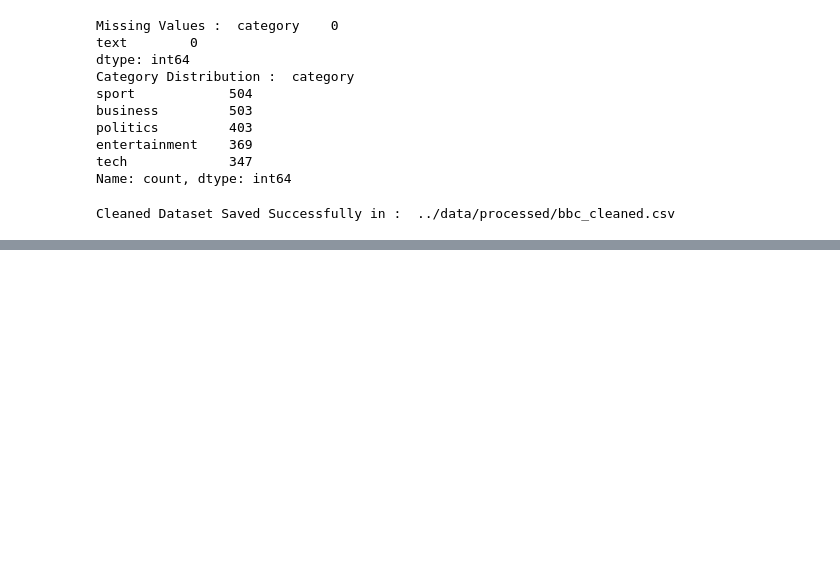
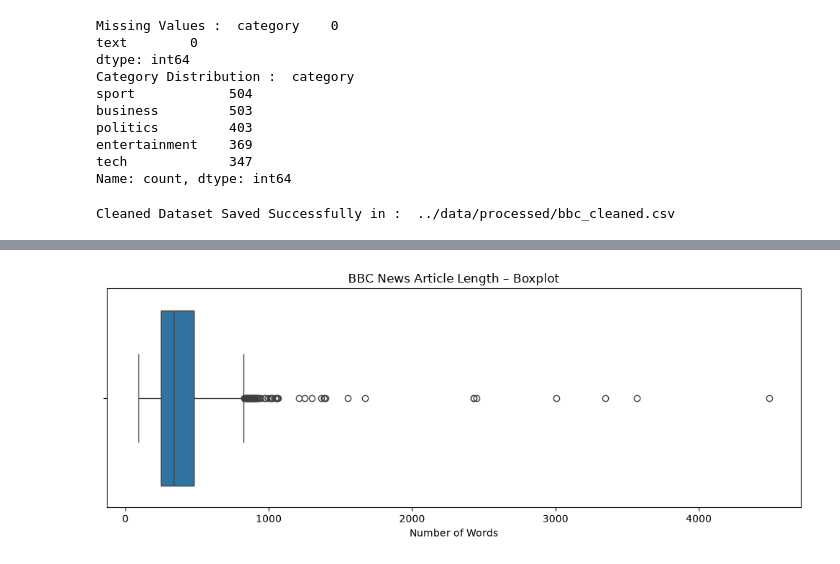
Before and after one commit to JIBANJYOTIMOHANTY/intelligent-ai-platform, a Jupyter notebook: ai-services/document-intelligence/notebooks/01_dataset_inspection.ipynb, the cells around one changed output, grey strips where cells are left out. Saved outputs shown, nothing was run; the diff lists cells and outputs as text; code cells hidden in the pictures; blank space fills up the shorter version.

```diff
--- a/ai-services/document-intelligence/notebooks/01_dataset_inspection.ipynb
+++ b/ai-services/document-intelligence/notebooks/01_dataset_inspection.ipynb
@@ -161,0 +297,12 @@ Cleaned Dataset Saved Successfully in :  ../data/processed/bbc_cleaned.csv
+# %%
+plt.figure(figsize=(10, 4))
+
+sns.boxplot(x=df_cleaned["word_count"])
+
+plt.title("BBC News Article Length – Boxplot")
+plt.xlabel("Number of Words")
+
+plt.tight_layout()
+plt.show()
+# %% [output]
+[figure, added]
```
Also changed, not shown: parts of 10 cells of this notebook.
